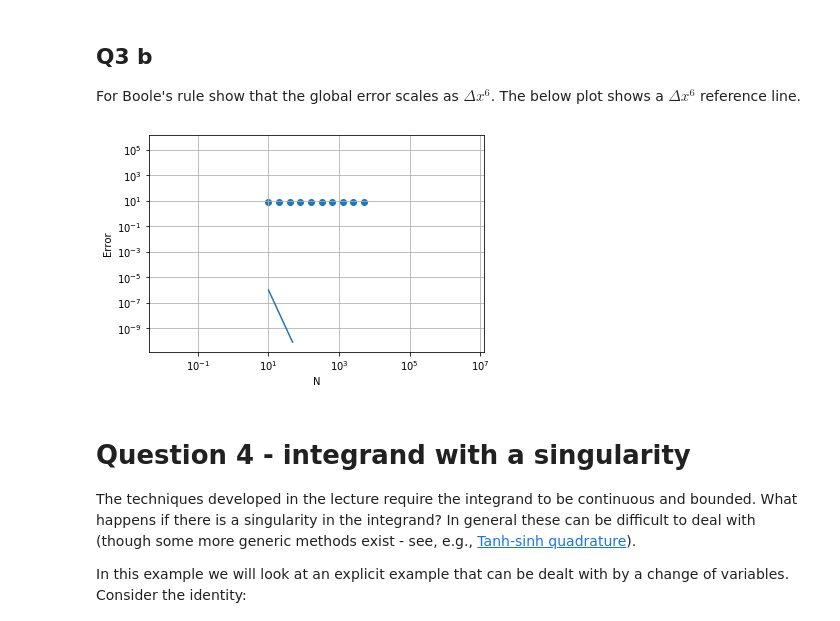
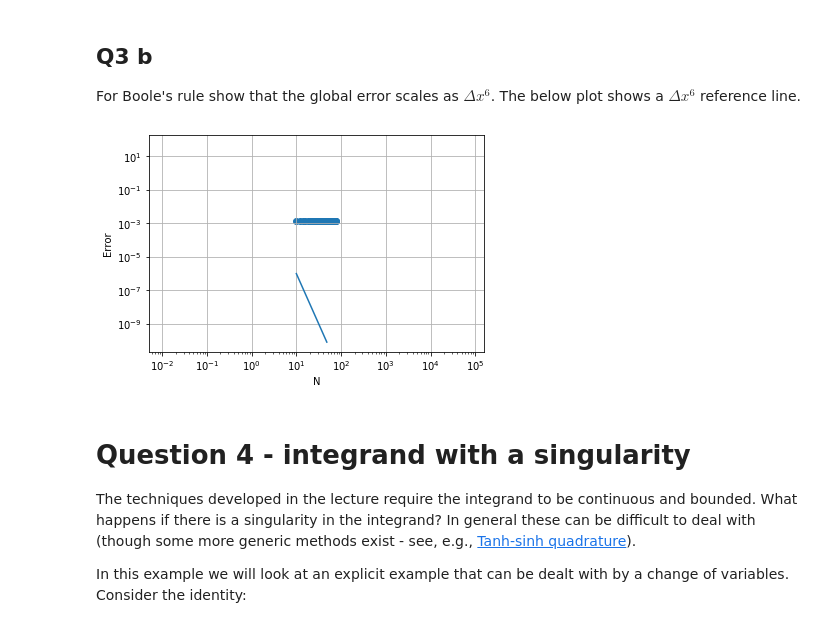
Before and after one commit to conorgouraud/ACM20030, a Jupyter notebook: assignments/Assignment-4.ipynb, the cells around one changed output. Drawn from its saved outputs; the diff is of its cells as text; code cells hidden in the pictures.

```diff
--- a/assignments/Assignment-4.ipynb
+++ b/assignments/Assignment-4.ipynb
@@ -196,30 +196,31 @@ BooleIntegration(f5, 0, np.pi,100)
 
 For Boole's rule show that the global error scales as $\Delta x^6$. The below plot shows a $\Delta x^6$ reference line.
 # %%
-imax = 10
-errBoole = np.empty((imax,2))
+imax = 35
+I = 2
+err = np.empty((imax,I))
 
 i = 0
 N = 10
 while i < imax:
-    errBoole[i, 0] = N
-    errBoole[i, 1] = np.abs(BooleIntegration(f3, 0, 4, N)-1)
+    err[i, 0] = N
+    err[i, 1] = np.abs(BooleIntegration(f5, 0, np.pi, N)-I)
 
-    N *= 2
+    N += 2
     i += 1
 # %%
 x = np.linspace(10,48,100)
 y = x**-6
 
 plt.yscale('log')
 plt.xscale('log')
 plt.xlabel('N')
 plt.ylabel('Error')
 plt.grid(True)
-plt.scatter(errBoole[:,0], errBoole[:, 1])
+plt.scatter(err[:,0], err[:,1], label = 'Boole Integration')
 plt.plot(x,y);
 # %% [output]
-[figure, old version]
+[figure, new version]
 # %% [markdown]
 # Question 4 - integrand with a singularity
 
```
